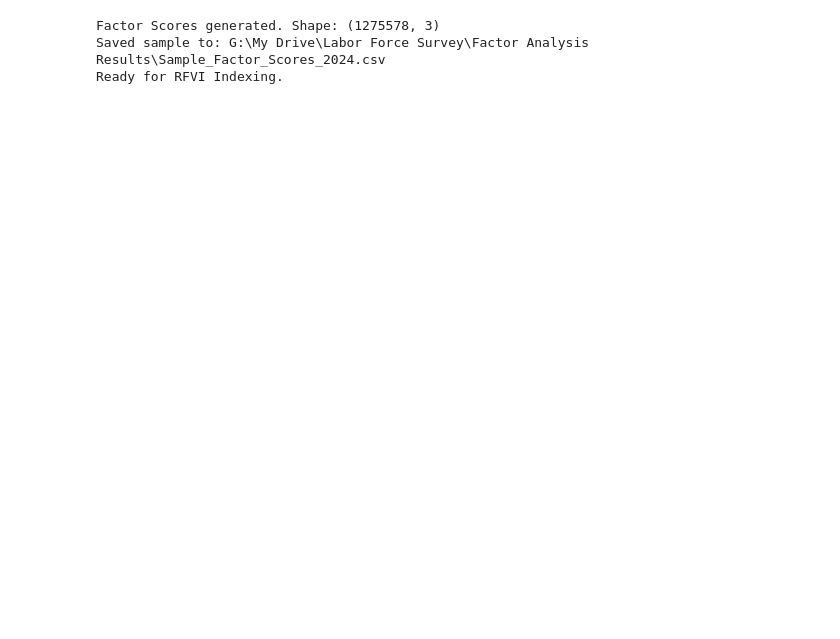
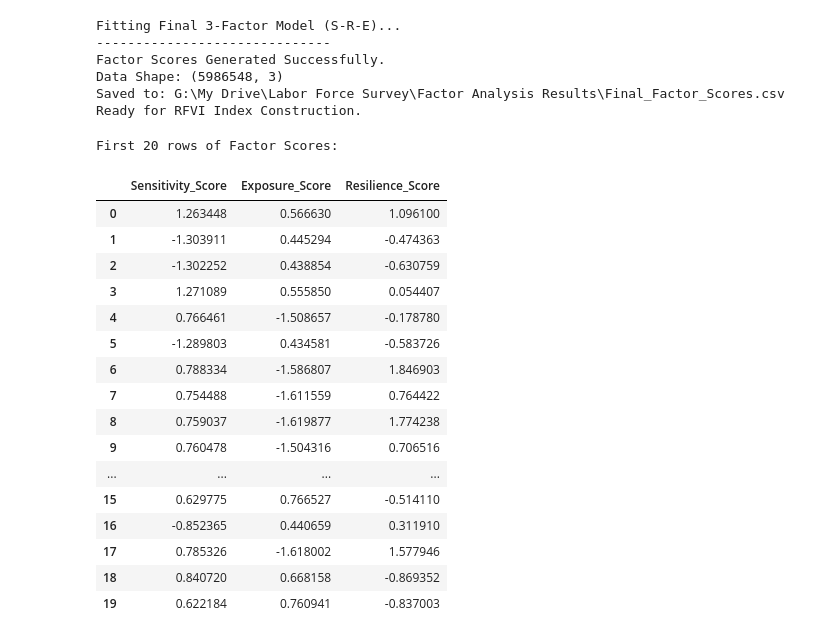
Before and after one commit to clemweb3/Preprocessing, a Jupyter notebook: Notebooks/11_Factor _Analysis.ipynb, the cells around one changed output. Cells and saved outputs as stored; diff of their text form; code cells hidden in the pictures; blank space fills up the shorter version.

```diff
--- a/Notebooks/11_Factor _Analysis.ipynb
+++ b/Notebooks/11_Factor _Analysis.ipynb
@@ -331,17 +345,55 @@ We assign the following labels based on the 3-Factor Pattern Matrix to map the *
 # %%
-# Transform the data to get scores
+# --- FINAL MODEL & SCORING ---
+
+# 1. Re-initialize the chosen 3-Factor Model
+print("Fitting Final 3-Factor Model (S-R-E)...")
+fa_final = FactorAnalyzer(n_factors=3, rotation='promax')
+fa_final.fit(df_scaled)
+
+# 2. Generate Factor Scores (Regression Method)
+# This calculates the score for every single respondent in the dataset
 factor_scores = fa_final.transform(df_scaled)
 
-df_scores = pd.DataFrame(factor_scores, columns=['Factor_1_Score', 'Factor_2_Score', 'Factor_3_Score'])
+# 3. Create a DataFrame for the scores
+# Note: Check the column order matches Factor 1/2/3 interpretation
+# Based on the heatmap: F1=Sensitivity, F2=Exposure, F3=Resilience
+df_scores = pd.DataFrame(factor_scores, columns=['Sensitivity_Score', 'Exposure_Score', 'Resilience_Score'])
 
-# Save a sample of the scores for verification
-save_path = OUTPUT_ROOT / "Sample_Factor_Scores_2024.csv"
+# 4. Save the results
+save_path = OUTPUT_ROOT / "Final_Factor_Scores.csv"
 df_scores.to_csv(save_path, index=False)
 
-print(f"Factor Scores generated. Shape: {df_scores.shape}")
-print(f"Saved sample to: {save_path}")
-print("Ready for RFVI Indexing.")
+print("-" * 30)
+print(f"Factor Scores Generated Successfully.")
+print(f"Data Shape: {df_scores.shape}")
+print(f"Saved to: {save_path}")
+print("Ready for RFVI Index Construction.")
 # %% [output]
-Factor Scores generated. Shape: (1275578, 3)
-Saved sample to: G:\My Drive\Labor Force Survey\Factor Analysis Results\Sample_Factor_Scores_2024.csv
-Ready for RFVI Indexing.
+Fitting Final 3-Factor Model (S-R-E)...
+------------------------------
+Factor Scores Generated Successfully.
+Data Shape: (5986548, 3)
+Saved to: G:\My Drive\Labor Force Survey\Factor Analysis Results\Final_Factor_Scores.csv
+Ready for RFVI Index Construction.
+# %%
+print("\nFirst 20 rows of Factor Scores:")
+display(df_scores.head(20))
+# %% [output]
+First 20 rows of Factor Scores:
+|  | Sensitivity_Score | Exposure_Score | Resilience_Score |
+| 0 | 1.263448 | 0.566630 | 1.096100 |
+| 1 | -1.303911 | 0.445294 | -0.474363 |
+| 2 | -1.302252 | 0.438854 | -0.630759 |
+| 3 | 1.271089 | 0.555850 | 0.054407 |
+| 4 | 0.766461 | -1.508657 | -0.178780 |
+| 5 | -1.289803 | 0.434581 | -0.583726 |
+| 6 | 0.788334 | -1.586807 | 1.846903 |
+| 7 | 0.754488 | -1.611559 | 0.764422 |
+| 8 | 0.759037 | -1.619877 | 1.774238 |
+| 9 | 0.760478 | -1.504316 | 0.706516 |
+| ... | ... | ... | ... |
+| 15 | 0.629775 | 0.766527 | -0.514110 |
+| 16 | -0.852365 | 0.440659 | 0.311910 |
+| 17 | 0.785326 | -1.618002 | 1.577946 |
+| 18 | 0.840720 | 0.668158 | -0.869352 |
+| 19 | 0.622184 | 0.760941 | -0.837003 |
```
Also changed, not shown: parts of 12 cells of this notebook.
